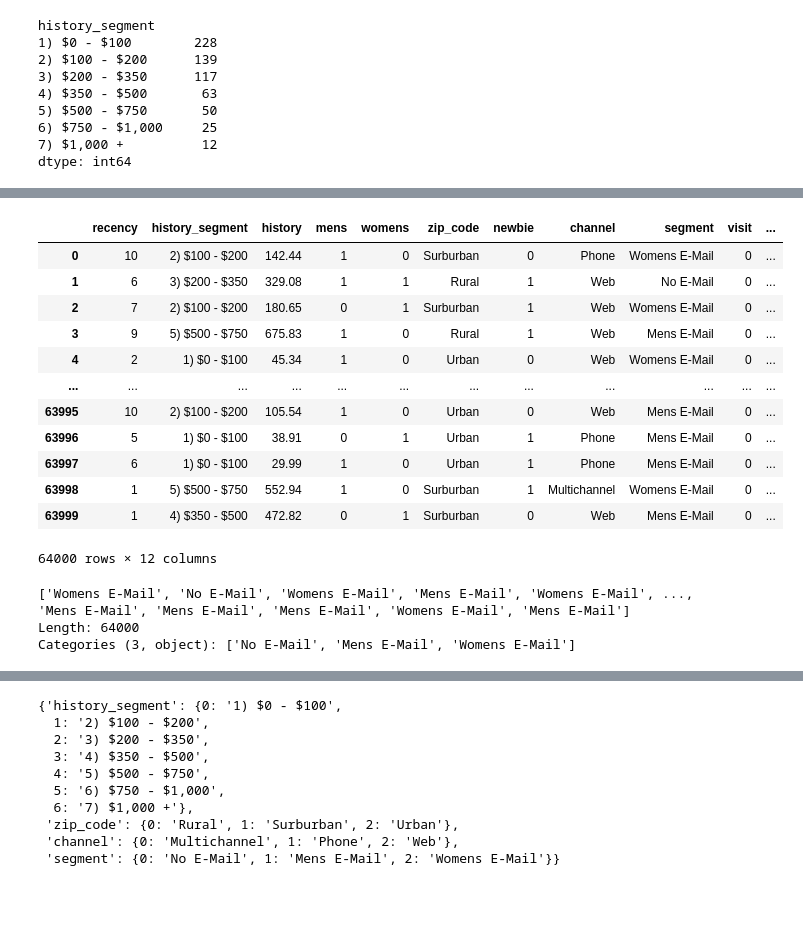
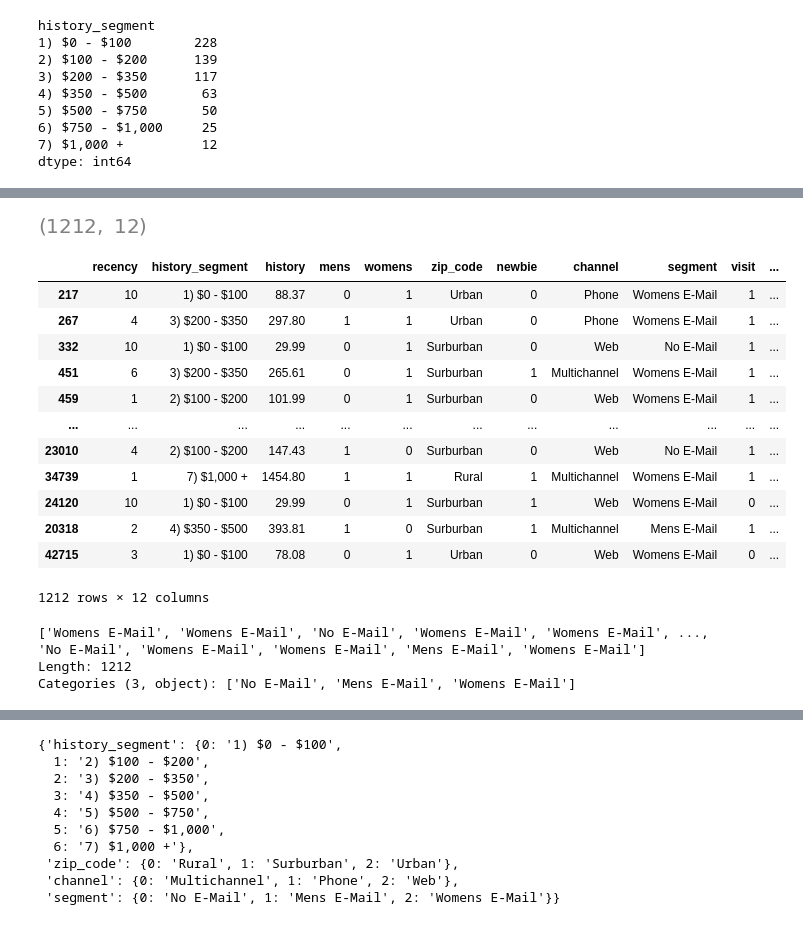
Before and after one commit to AbdullahAshfaq/causal_personalization, a Jupyter notebook: causal_personalization.ipynb, the cells around one changed output, grey strips where cells are left out. Drawn from its saved outputs; the diff is of its cells as text; code cells hidden in the pictures; blank space fills up the shorter version.

```diff
--- a/causal_personalization.ipynb
+++ b/causal_personalization.ipynb
@@ -103,29 +103,31 @@ sum(stratified_sample['spend'])
 new_dataset = pd.concat([raw_data[raw_data['conversion']==1], stratified_sample], axis=0)
 new_dataset.shape
 
-new_dataset.to_csv('./data/sampled_email.csv', index=False)
+# new_dataset.to_csv('./data/sampled_email.csv', index=False)
+# %% [output]
+[figure, added]
 # %%
 # data = pd.get_dummies(raw_data)
-data = raw_data
+data = new_dataset #raw_data
 data
 # %% [output]
 |  | recency | history_segment | history | mens | womens | zip_code | newbie | channel | segment | visit | ... |
-| 0 | 10 | 2) $100 - $200 | 142.44 | 1 | 0 | Surburban | 0 | Phone | Womens E-Mail | 0 | ... |
-| 1 | 6 | 3) $200 - $350 | 329.08 | 1 | 1 | Rural | 1 | Web | No E-Mail | 0 | ... |
-| 2 | 7 | 2) $100 - $200 | 180.65 | 0 | 1 | Surburban | 1 | Web | Womens E-Mail | 0 | ... |
-| 3 | 9 | 5) $500 - $750 | 675.83 | 1 | 0 | Rural | 1 | Web | Mens E-Mail | 0 | ... |
-| 4 | 2 | 1) $0 - $100 | 45.34 | 1 | 0 | Urban | 0 | Web | Womens E-Mail | 0 | ... |
+| 217 | 10 | 1) $0 - $100 | 88.37 | 0 | 1 | Urban | 0 | Phone | Womens E-Mail | 1 | ... |
+| 267 | 4 | 3) $200 - $350 | 297.80 | 1 | 1 | Urban | 0 | Phone | Womens E-Mail | 1 | ... |
+| 332 | 10 | 1) $0 - $100 | 29.99 | 0 | 1 | Surburban | 0 | Web | No E-Mail | 1 | ... |
+| 451 | 6 | 3) $200 - $350 | 265.61 | 0 | 1 | Surburban | 1 | Multichannel | Womens E-Mail | 1 | ... |
+| 459 | 1 | 2) $100 - $200 | 101.99 | 0 | 1 | Surburban | 0 | Web | Womens E-Mail | 1 | ... |
 | ... | ... | ... | ... | ... | ... | ... | ... | ... | ... | ... | ... |
-| 63995 | 10 | 2) $100 - $200 | 105.54 | 1 | 0 | Urban | 0 | Web | Mens E-Mail | 0 | ... |
-| 63996 | 5 | 1) $0 - $100 | 38.91 | 0 | 1 | Urban | 1 | Phone | Mens E-Mail | 0 | ... |
-| 63997 | 6 | 1) $0 - $100 | 29.99 | 1 | 0 | Urban | 1 | Phone | Mens E-Mail | 0 | ... |
-| 63998 | 1 | 5) $500 - $750 | 552.94 | 1 | 0 | Surburban | 1 | Multichannel | Womens E-Mail | 0 | ... |
-| 63999 | 1 | 4) $350 - $500 | 472.82 | 0 | 1 | Surburban | 0 | Web | Mens E-Mail | 0 | ... |
+| 23010 | 4 | 2) $100 - $200 | 147.43 | 1 | 0 | Surburban | 0 | Web | No E-Mail | 1 | ... |
+| 34739 | 1 | 7) $1,000 + | 1454.80 | 1 | 1 | Rural | 1 | Multichannel | Womens E-Mail | 1 | ... |
+| 24120 | 10 | 1) $0 - $100 | 29.99 | 0 | 1 | Surburban | 1 | Web | Womens E-Mail | 0 | ... |
+| 20318 | 2 | 4) $350 - $500 | 393.81 | 1 | 0 | Surburban | 1 | Multichannel | Mens E-Mail | 1 | ... |
+| 42715 | 3 | 1) $0 - $100 | 78.08 | 0 | 1 | Urban | 0 | Web | Womens E-Mail | 0 | ... |
-64000 rows × 12 columns
+1212 rows × 12 columns
 # %%
 treatment = 'segment'
 pd.Categorical(data[treatment], {'No E-Mail':0, 'Mens E-Mail':1, 'Womens E-Mail':2})
 # %% [output]
-['Womens E-Mail', 'No E-Mail', 'Womens E-Mail', 'Mens E-Mail', 'Womens E-Mail', ..., 'Mens E-Mail', 'Mens E-Mail', 'Mens E-Mail', 'Womens E-Mail', 'Mens E-Mail']
-Length: 64000
+['Womens E-Mail', 'Womens E-Mail', 'No E-Mail', 'Womens E-Mail', 'Womens E-Mail', ..., 'No E-Mail', 'Womens E-Mail', 'Womens E-Mail', 'Mens E-Mail', 'Womens E-Mail']
+Length: 1212
 Categories (3, object): ['No E-Mail', 'Mens E-Mail', 'Womens E-Mail']
```
Also changed, not shown: parts of 12 cells of this notebook.
